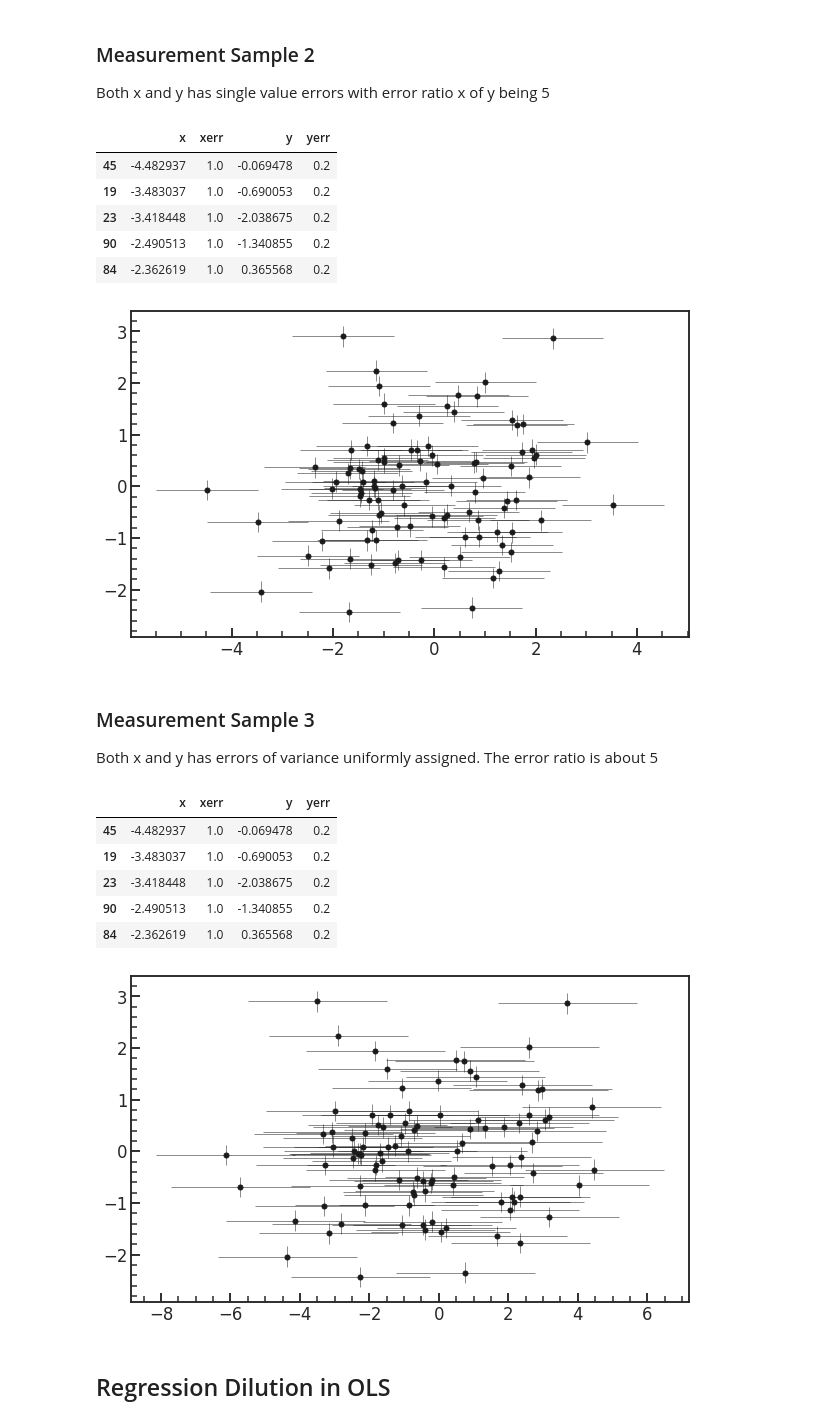
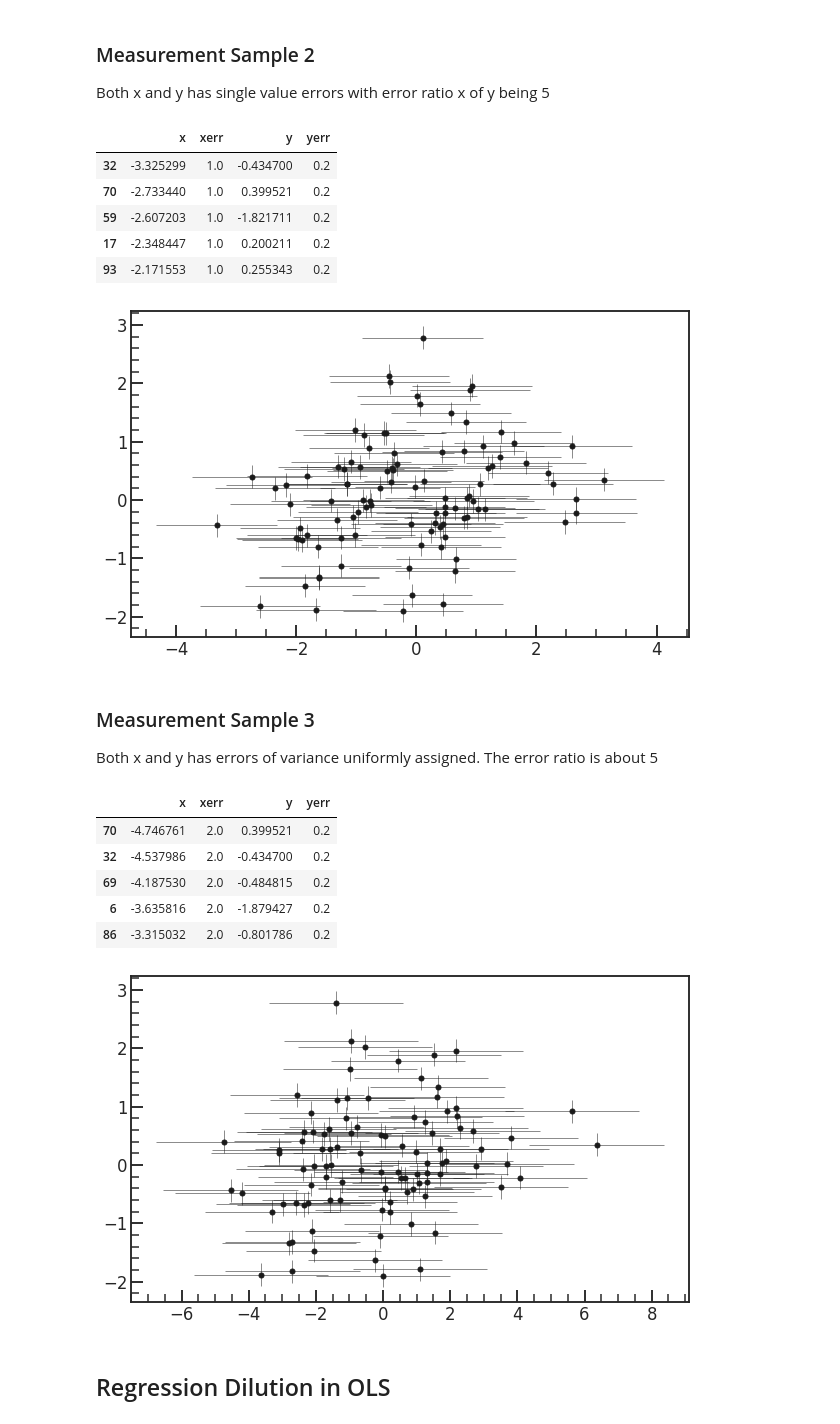
Before and after one commit to ketozhang/statistical-methods-on-sne-ia-luminosity-evolution, a Jupyter notebook: regression_dilution_analysis.ipynb, the cells around one changed output. Saved outputs shown, nothing was run; the diff lists cells and outputs as text; code cells hidden in the pictures.

```diff
--- a/regression_dilution_analysis.ipynb
+++ b/regression_dilution_analysis.ipynb
@@ -69,7 +150,9 @@ Each measurement sample will be measured with error of constant variance.
 * The third will have x error be 10 times greater than y error.
 # %%
 data_size = 100
-data_idx = np.random.randint(0, size, size=data_size)
+data_idx = np.random.choice(range(size), size=data_size, replace=False)
+xdata_true = x[data_idx]
+ydata_true = y[data_idx]
 
 sigma_x = np.ones(data_size) * 0.2
 sigma_y = np.ones(data_size) * 0.2
@@ -107,8 +190,8 @@ df1.head()
 
 Both x and y has single value errors with error ratio x of y being 5
 # %%
-xdata = x[data_idx] + xerr*5
-ydata = y[data_idx] + yerr
+xdata = xdata_true + xerr*5
+ydata = ydata_true + yerr*1
 
 df2 = pd.DataFrame(
     {
@@ -119,43 +202,43 @@ df2 = pd.DataFrame(
     }
 ).sort_values('x')
 
-plt.errorbar(df2.x, df2.y, yerr=df2.yerr, xerr=df2.xerr, fmt='ko', lw=0.5, ms=5)
+plt.errorbar(df2.x, df2.y, yerr=df2.yerr, xerr=df2.xerr, c='k', fmt='ko', lw=0.5, ms=5)
 df2.head()
 # %% [output]
 |  | x | xerr | y | yerr |
-| 45 | -4.482937 | 1.0 | -0.069478 | 0.2 |
-| 19 | -3.483037 | 1.0 | -0.690053 | 0.2 |
-| 23 | -3.418448 | 1.0 | -2.038675 | 0.2 |
-| 90 | -2.490513 | 1.0 | -1.340855 | 0.2 |
-| 84 | -2.362619 | 1.0 | 0.365568 | 0.2 |
+| 32 | -3.325299 | 1.0 | -0.434700 | 0.2 |
+| 70 | -2.733440 | 1.0 | 0.399521 | 0.2 |
+| 59 | -2.607203 | 1.0 | -1.821711 | 0.2 |
+| 17 | -2.348447 | 1.0 | 0.200211 | 0.2 |
+| 93 | -2.171553 | 1.0 | 0.255343 | 0.2 |
-[figure, old version]
+[figure, new version]
 # %% [markdown]
 ### Measurement Sample 3
 
 Both x and y has errors of variance uniformly assigned. The error ratio is about 5
 # %%
-xdata = x[data_idx] + xerr*10
-ydata = y[data_idx] + yerr
+xdata = xdata_true + xerr*10
+ydata = ydata_true + yerr*1
 
 df3 = pd.DataFrame(
     {
         "x": xdata,
         "xerr": sigma_x*10,
         "y": ydata,
         "yerr": sigma_y,
     }
 ).sort_values('x')
 
-plt.errorbar(df3.x, df3.y, yerr=df3.yerr, xerr=df3.xerr, fmt='ko', lw=0.5, ms=5)
-df2.head()
+plt.errorbar(df3.x, df3.y, yerr=df3.yerr, xerr=df3.xerr, c='k', fmt='ko', lw=0.5, ms=5)
+df3.head()
 # %% [output]
 |  | x | xerr | y | yerr |
-| 45 | -4.482937 | 1.0 | -0.069478 | 0.2 |
-| 19 | -3.483037 | 1.0 | -0.690053 | 0.2 |
-| 23 | -3.418448 | 1.0 | -2.038675 | 0.2 |
-| 90 | -2.490513 | 1.0 | -1.340855 | 0.2 |
-| 84 | -2.362619 | 1.0 | 0.365568 | 0.2 |
+| 70 | -4.746761 | 2.0 | 0.399521 | 0.2 |
+| 32 | -4.537986 | 2.0 | -0.434700 | 0.2 |
+| 69 | -4.187530 | 2.0 | -0.484815 | 0.2 |
+| 6 | -3.635816 | 2.0 | -1.879427 | 0.2 |
+| 86 | -3.315032 | 2.0 | -0.801786 | 0.2 |
-[figure, old version]
+[figure, new version]
 # %% [markdown]
 ## Regression Dilution in OLS
 # %%
```
Also changed, not shown: parts of 16 cells of this notebook, 11 other files.
